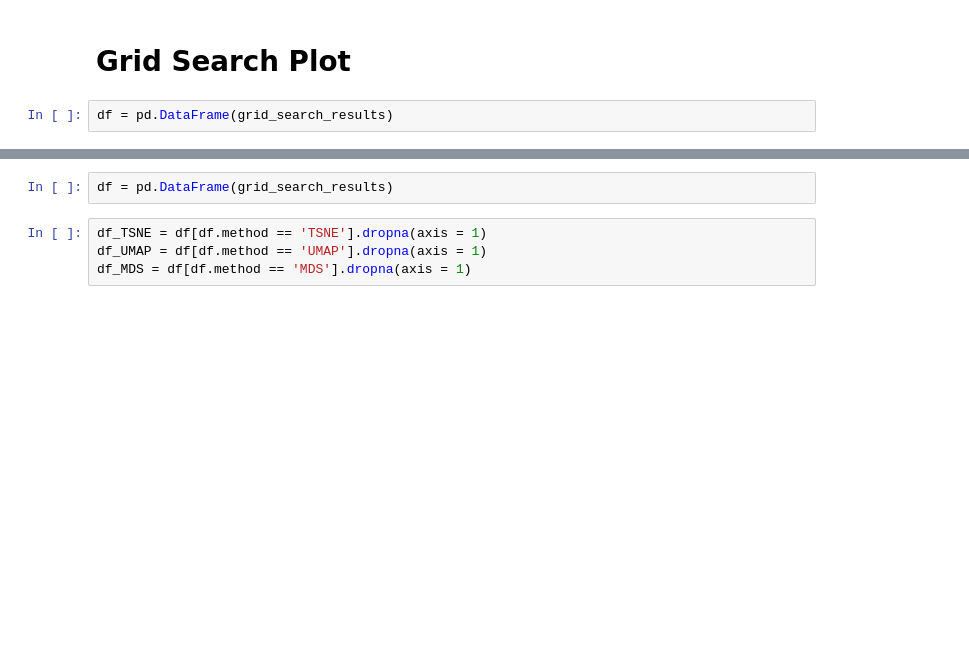
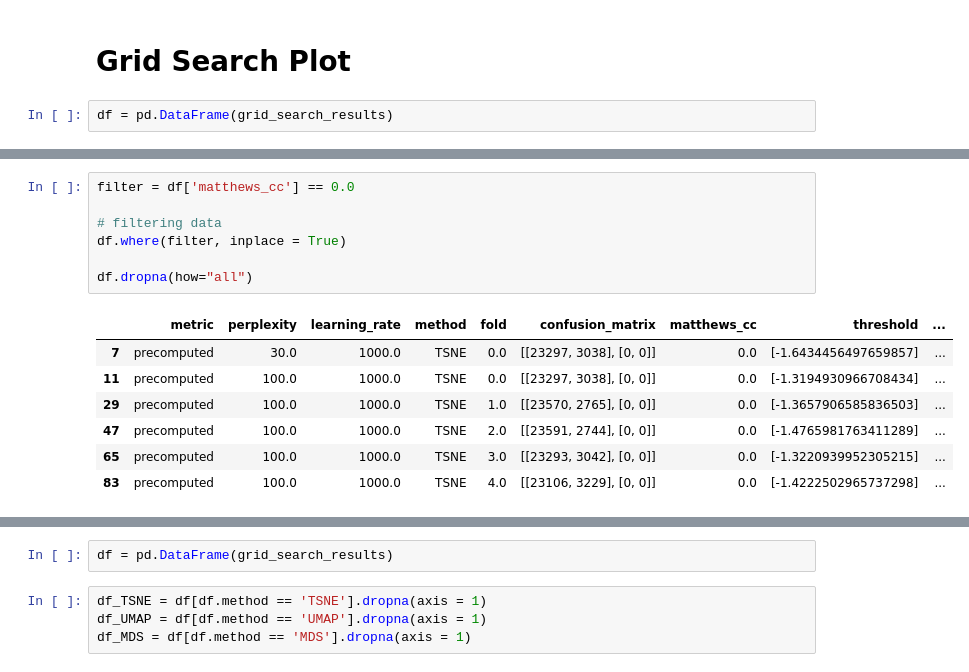
Before and after one commit to blab/cartography, a Jupyter notebook: notebooks/2020-07-28-cross-validation-outline.ipynb, the cells around one changed output, grey strips where cells are left out. Cells and saved outputs as stored; diff of their text form; blank space fills up the shorter version.

```diff
--- a/notebooks/2020-07-28-cross-validation-outline.ipynb
+++ b/notebooks/2020-07-28-cross-validation-outline.ipynb
@@ -382,0 +404,15 @@ Text(0, 0.5, 'MCC')
+# %%
+filter = df['matthews_cc'] == 0.0
+
+# filtering data
+df.where(filter, inplace = True)
+
+df.dropna(how="all")
+# %% [output]
+|  | metric | perplexity | learning_rate | method | fold | confusion_matrix | matthews_cc | threshold | ... |
+| 7 | precomputed | 30.0 | 1000.0 | TSNE | 0.0 | [[23297, 3038], [0, 0]] | 0.0 | [-1.6434456497659857] | ... |
+| 11 | precomputed | 100.0 | 1000.0 | TSNE | 0.0 | [[23297, 3038], [0, 0]] | 0.0 | [-1.3194930966708434] | ... |
+| 29 | precomputed | 100.0 | 1000.0 | TSNE | 1.0 | [[23570, 2765], [0, 0]] | 0.0 | [-1.3657906585836503] | ... |
+| 47 | precomputed | 100.0 | 1000.0 | TSNE | 2.0 | [[23591, 2744], [0, 0]] | 0.0 | [-1.4765981763411289] | ... |
+| 65 | precomputed | 100.0 | 1000.0 | TSNE | 3.0 | [[23293, 3042], [0, 0]] | 0.0 | [-1.3220939952305215] | ... |
+| 83 | precomputed | 100.0 | 1000.0 | TSNE | 4.0 | [[23106, 3229], [0, 0]] | 0.0 | [-1.4222502965737298] | ... |
```
Also changed, not shown: parts of 8 cells of this notebook, 22 other files.
